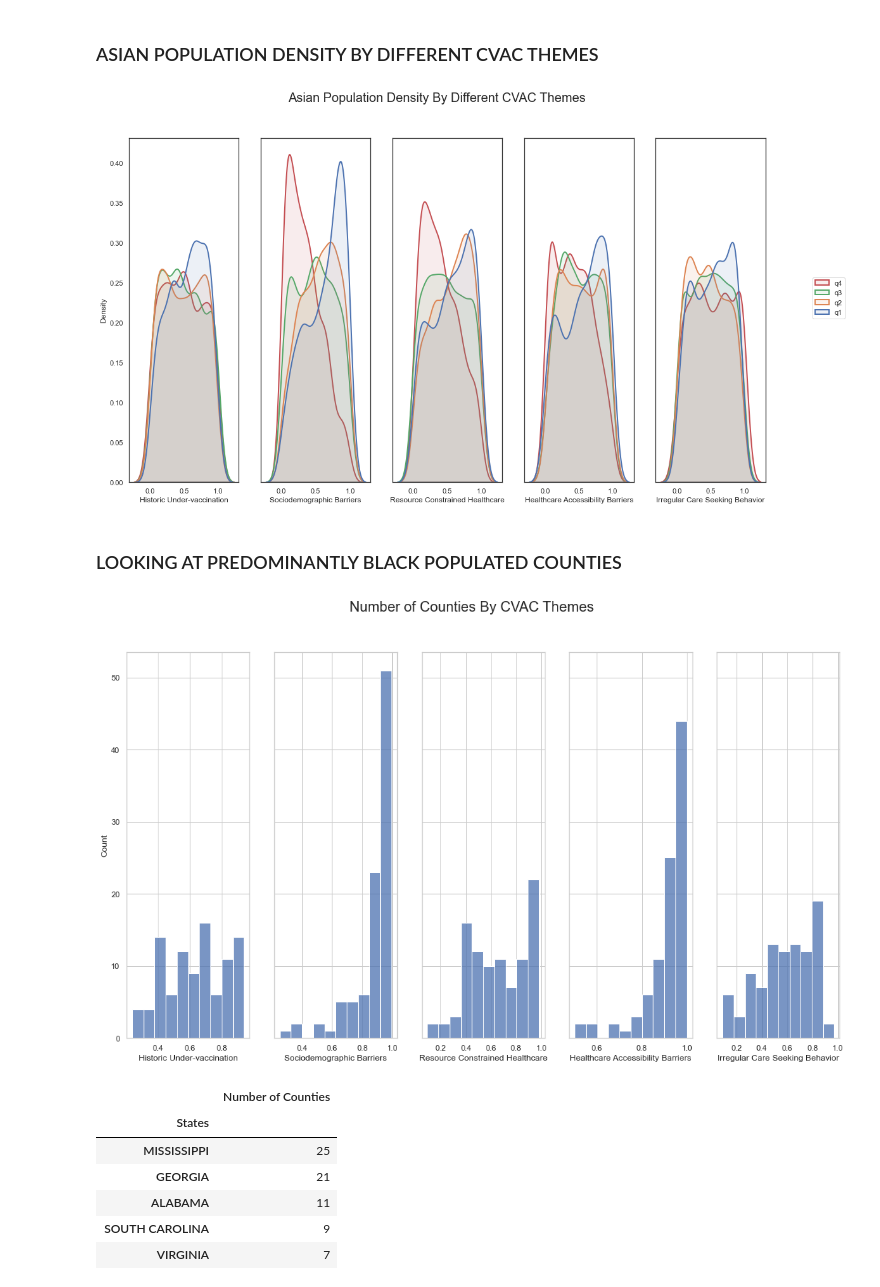
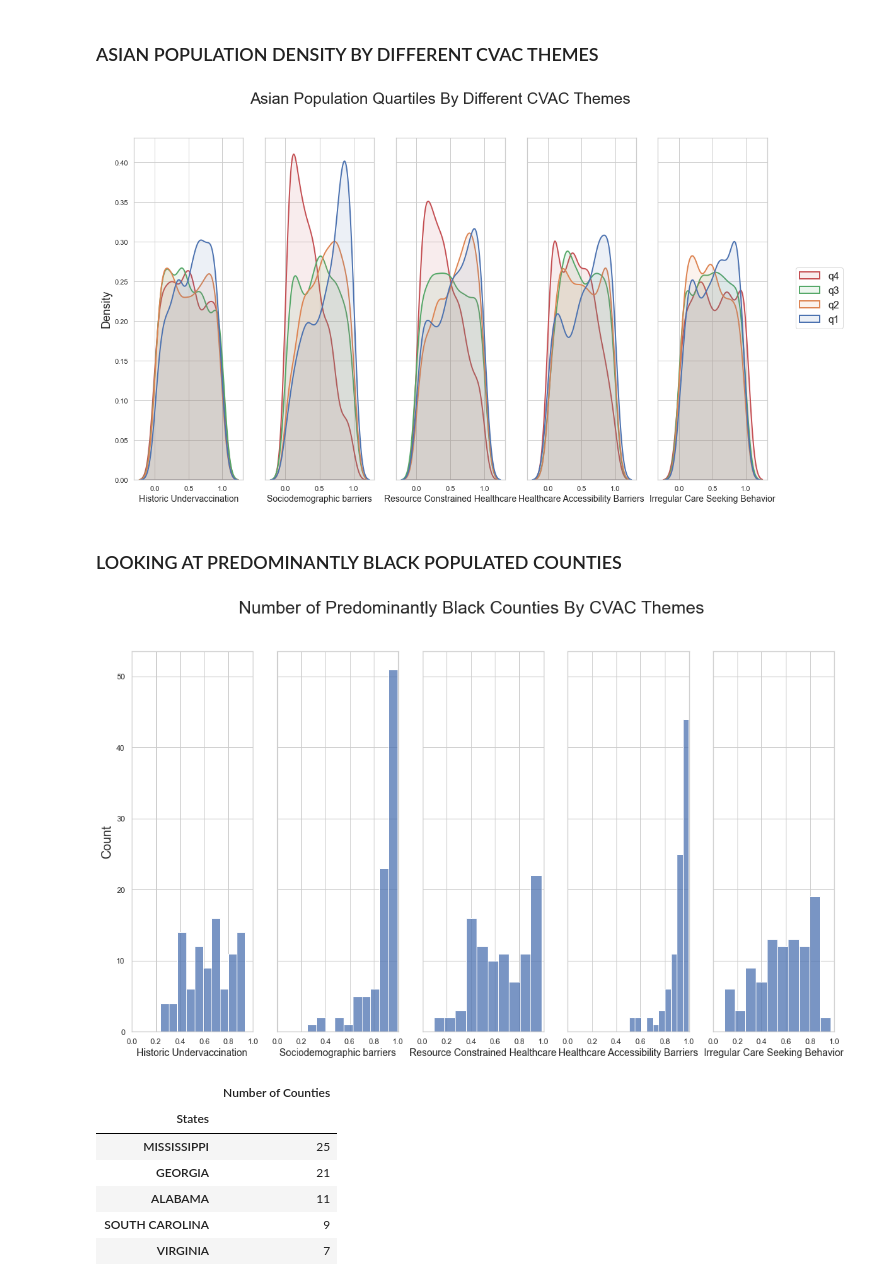
Before and after one commit to ireenab/Vaccine_Hesitancy_DAP_ProjectI, a Jupyter notebook: vacc_hesit.ipynb, the cells around one changed output. Saved outputs shown, nothing was run; the diff lists cells and outputs as text; code cells hidden in the pictures.

```diff
--- a/vacc_hesit.ipynb
+++ b/vacc_hesit.ipynb
@@ -677,23 +655,29 @@ plt.show()
 ### ASIAN POPULATION DENSITY BY DIFFERENT CVAC THEMES
 # %%
 fig, axes = plt.subplots(1,5, figsize =(18,10), sharey = True)
-fig.suptitle('Asian Population Density By Different CVAC Themes', fontsize =20)
+fig.suptitle('Asian Population Quartiles By Different CVAC Themes', fontsize =25)
 line_labels = ["q4", "q3", "q2","q1"]
 sns.kdeplot(ax=axes[0], x='Th1_Historic_Undervaccination', data=vacc2_cvac, hue = 'non-Hispanic Asian quartile', fill =True, alpha =0.1, linewidth=2, palette ="deep", legend = None).set(xlabel = "Historic Under-vaccination")
+axes[0].set_xlabel('Historic Undervaccination', fontsize = 14)
+axes[0].set_ylabel('Density', fontsize = 18)
 sns.kdeplot(ax=axes[1], x='Th2_Sociodemographic_Barriers', data=vacc2_cvac, hue = 'non-Hispanic Asian quartile', fill =True, alpha =0.1, linewidth=2, palette ="deep", legend = None).set(xlabel = "Sociodemographic Barriers")
+axes[1].set_xlabel('Sociodemographic barriers', fontsize = 14)
 sns.kdeplot(ax=axes[2], x='Th3_Resource_constrained_Healthcare_System', data=vacc2_cvac, hue = 'non-Hispanic Asian quartile', fill =True, alpha =0.1, linewidth=2, palette ="deep", legend = None).set(xlabel = "Resource Constrained Healthcare")
+axes[2].set_xlabel('Resource Constrained Healthcare', fontsize = 14)
 sns.kdeplot(ax=axes[3], x='Th4_Healthcare_Accessibility_Barriers', data=vacc2_cvac, hue = 'non-Hispanic Asian quartile', fill =True, alpha =0.1, linewidth=2, palette ="deep", legend = None).set(xlabel = "Healthcare Accessibility Barriers")
+axes[3].set_xlabel('Healthcare Accessibility Barriers', fontsize = 14)
 sns.kdeplot(ax=axes[4], x='Th5_Irregular_Care_Seeking_Behavior', data=vacc2_cvac, hue = 'non-Hispanic Asian quartile', fill =True, alpha =0.1, linewidth=2, palette ="deep", legend = None).set(xlabel = "Irregular Care Seeking Behavior")
-
+axes[4].set_xlabel('Irregular Care Seeking Behavior', fontsize = 14)
 fig.legend(#handles=[p1[0],p2[0],p3[0],p4[0]],     # The line objects
            labels=line_labels,   # The labels for each line
            loc="center right",   # Position of legend
 #            borderaxespad=0.1,    # Small spacing around legend box
-           title=""  # Title for the legend
+           title="" ,               # Title for the legend
+        fontsize = 16
            )
 plt.show()
 # %% [output]
-[figure, old version]
+[figure, new version]
 # %% [markdown]
 ### LOOKING AT PREDOMINANTLY BLACK POPULATED COUNTIES
 # %%
@@ -702,16 +686,27 @@ vacc2_cvac_50b=vacc2_cvac.loc[vacc2_cvac['Percent non-Hispanic Black']>0.5]
 # %%
 #sns.set_theme(style="whitegrid")
 fig, axes = plt.subplots(1,5, figsize =(18,10), sharey = True)
-fig.suptitle('Number of Counties By CVAC Themes', fontsize =20)
+fig.suptitle('Number of Predominantly Black Counties By CVAC Themes', fontsize =25)
 sns.histplot(ax =axes[0], x="Th1_Historic_Undervaccination", data=vacc2_cvac_50b, bins = 10).set(xlabel = "Historic Under-vaccination")
+axes[0].set_xlabel('Historic Undervaccination', fontsize = 14)
+axes[0].set_ylabel('Count', fontsize = 18)
+axes[0].set(xlim =(0,1))
 sns.histplot(ax =axes[1], x="Th2_Sociodemographic_Barriers", data=vacc2_cvac_50b, bins = 10).set(xlabel = "Sociodemographic Barriers")
+axes[1].set_xlabel('Sociodemographic barriers', fontsize = 14)
+axes[1].set(xlim =(0,1))
 sns.histplot(ax =axes[2], x="Th3_Resource_constrained_Healthcare_System", data=vacc2_cvac_50b, bins = 10).set(xlabel = "Resource Constrained Healthcare")
+axes[2].set_xlabel('Resource Constrained Healthcare', fontsize = 14)
+axes[2].set(xlim =(0,1))
 sns.histplot(ax =axes[3], x="Th4_Healthcare_Accessibility_Barriers", data=vacc2_cvac_50b, bins = 10).set(xlabel = "Healthcare Accessibility Barriers")
+axes[3].set_xlabel('Healthcare Accessibility Barriers', fontsize = 14)
+axes[3].set(xlim =(0,1))
 sns.histplot(ax =axes[4], x="Th5_Irregular_Care_Seeking_Behavior", data=vacc2_cvac_50b, bins = 10).set(xlabel = "Irregular Care Seeking Behavior")
+axes[4].set_xlabel('Irregular Care Seeking Behavior', fontsize = 14)
+axes[4].set(xlim =(0,1))
 # axes.set(xlim=(0.0, 1.0))
 plt.show()
 # %% [output]
-[figure, old version]
+[figure, new version]
 # %%
 #vacc2_cvac_50b["State"].value_counts()
 vacc2_cvac_50b_states = vacc2_cvac_50b["State"].value_counts().rename_axis('States').reset_index(name='Number of Counties')
```
Also changed, not shown: parts of 36 cells of this notebook.
